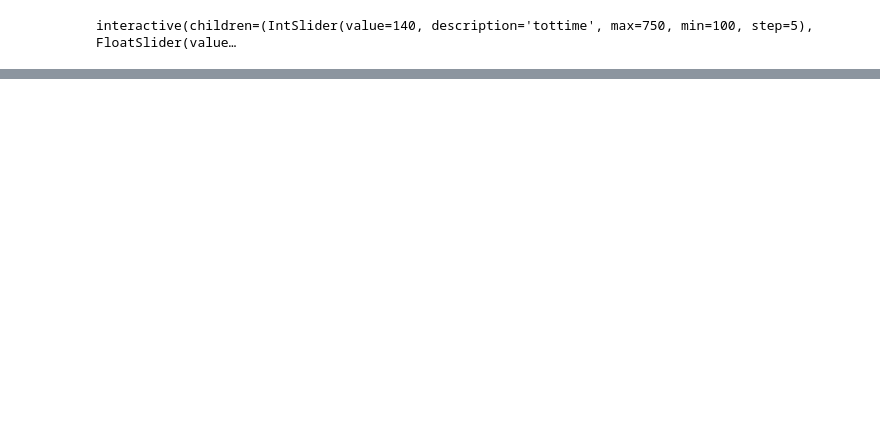
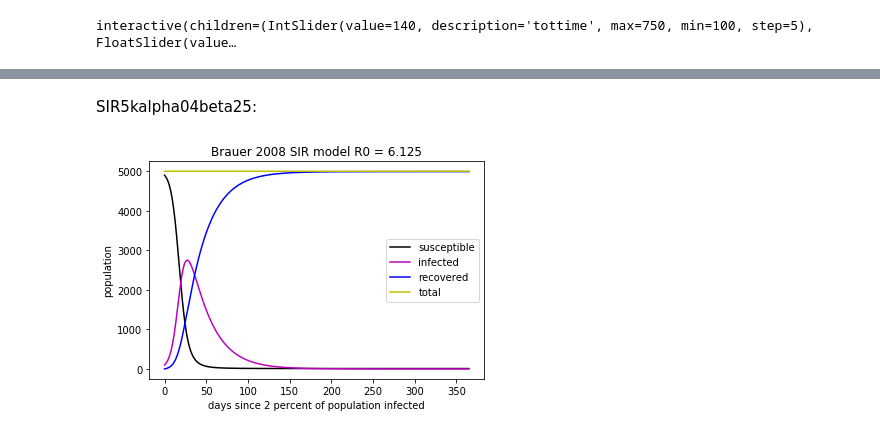
Before and after one commit to jsimpson2020/CODESIR, a Jupyter notebook: Kermack-McKendrick SIR Model (Bauer 2008).ipynb, the cells around one changed output, grey strips where cells are left out. Cells and saved outputs as stored; diff of their text form; code cells hidden in the pictures; blank space fills up the shorter version.

```diff
--- a/Kermack-McKendrick SIR Model (Bauer 2008).ipynb
+++ b/Kermack-McKendrick SIR Model (Bauer 2008).ipynb
@@ -256,0 +335,6 @@ interactive(children=(IntSlider(value=140, description='tottime', max=750, min=1
+# %% [markdown]
+SIR5kalpha04beta25:
+# %%
+BrauerSIR(5000, 0.04, 0.25, "SIR5kalpha04beta25.csv", "SIR5kalpha04beta25.png")
+# %% [output]
+[figure, added]
```
Also changed, not shown: parts of 38 cells of this notebook, 37 other files.
